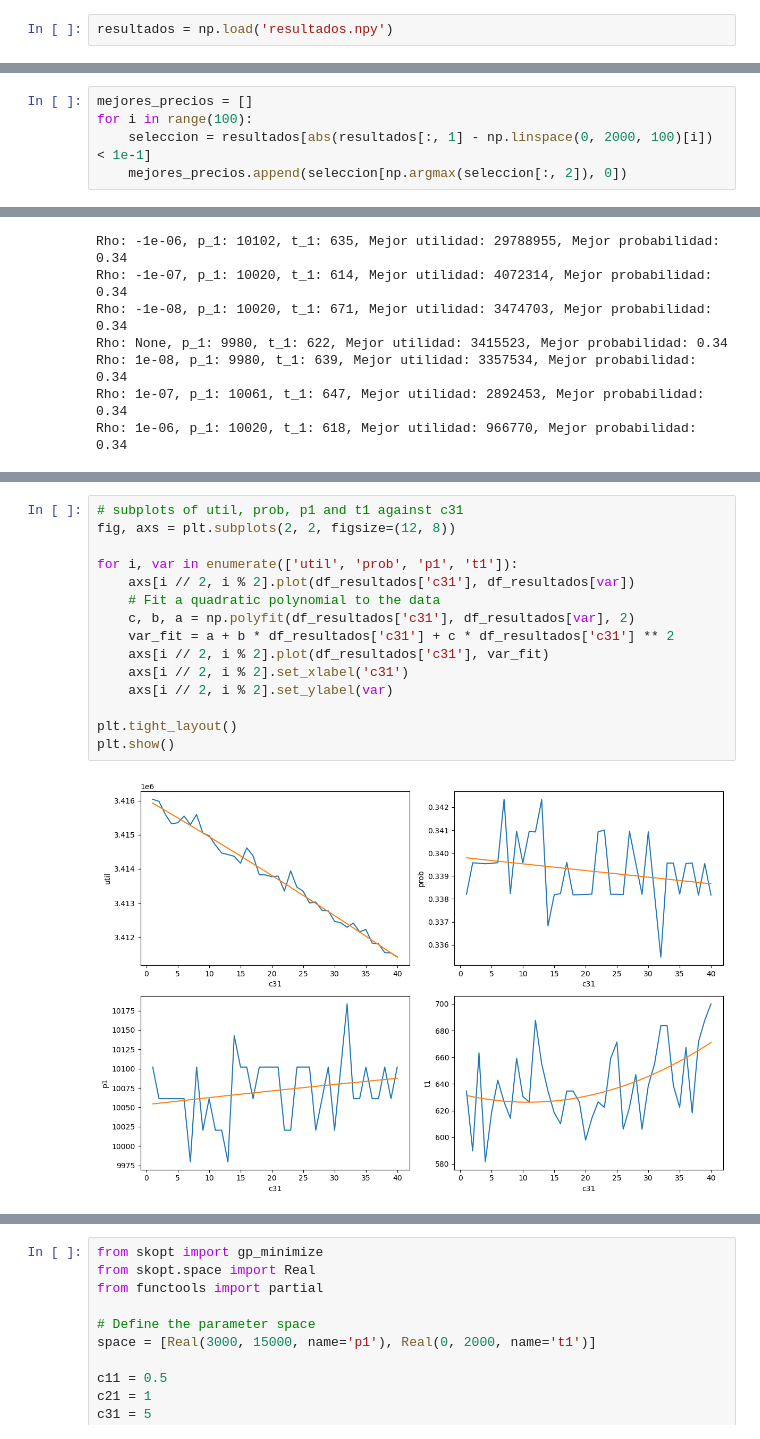
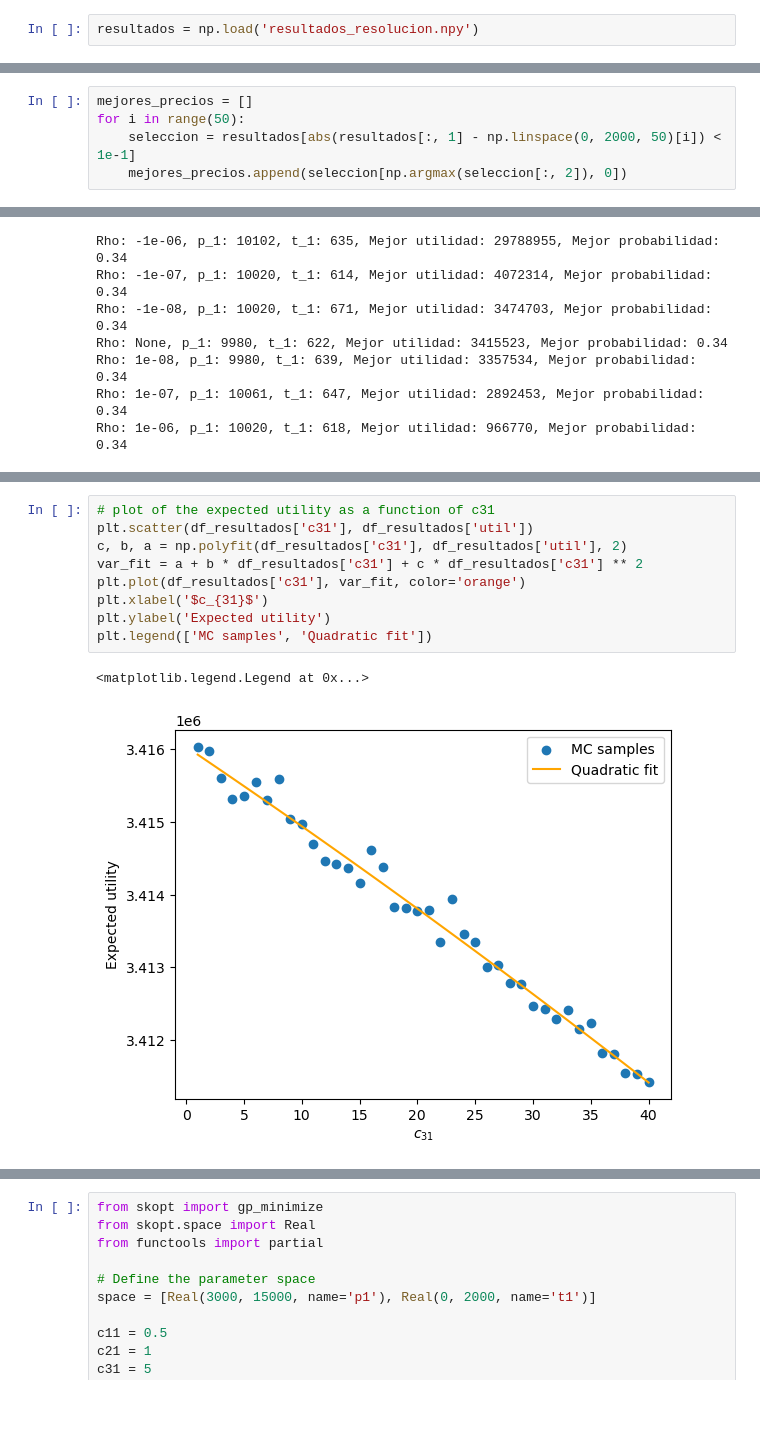
Before and after one commit to pablogarciarce/ProductLaunching, a Jupyter notebook: ProdLaunch.ipynb, the cells around one changed output, grey strips where cells are left out. Cells and saved outputs as stored; diff of their text form; blank space fills up the shorter version.

Commit message:
Images modified. Minor changes

```diff
--- a/ProdLaunch.ipynb
+++ b/ProdLaunch.ipynb
@@ -255,7 +259,7 @@ np.save('resultados_resolucion.npy', resultados)
 # %% [output]
 Mejores datos: [10234.69387755   551.02040816] Mejor utilidad: 3485064.531083048 Mejor probabilidad: 0.34060415979139613
 # %%
-resultados = np.load('resultados.npy')
+resultados = np.load('resultados_resolucion.npy')
 # %%
 indice_mejor = np.argmax(resultados[:, 2])
 mejor_datos = resultados[indice_mejor, :2]
@@ -267,7 +271,7 @@ print("Mejores datos:", mejor_datos, "Mejor utilidad:", mejor_util, "Mejor proba
 Mejores datos: [10151.51515152   606.06060606] Mejor utilidad: 3414904.788236832 Mejor probabilidad: 0.33648740556479356
 # %%
 mejores_precios = []
-for i in range(100):
-    seleccion = resultados[abs(resultados[:, 1] - np.linspace(0, 2000, 100)[i]) < 1e-1]
+for i in range(50):
+    seleccion = resultados[abs(resultados[:, 1] - np.linspace(0, 2000, 50)[i]) < 1e-1]
     mejores_precios.append(seleccion[np.argmax(seleccion[:, 2]), 0])
 # %%
@@ -432,17 +416,12 @@ df_resultados
 # %%
-# subplots of util, prob, p1 and t1 against c31
-fig, axs = plt.subplots(2, 2, figsize=(12, 8))
-
-for i, var in enumerate(['util', 'prob', 'p1', 't1']):
-    axs[i // 2, i % 2].plot(df_resultados['c31'], df_resultados[var])
-    # Fit a quadratic polynomial to the data
-    c, b, a = np.polyfit(df_resultados['c31'], df_resultados[var], 2)
-    var_fit = a + b * df_resultados['c31'] + c * df_resultados['c31'] ** 2
-    axs[i // 2, i % 2].plot(df_resultados['c31'], var_fit)
-    axs[i // 2, i % 2].set_xlabel('c31')
-    axs[i // 2, i % 2].set_ylabel(var)
-
-plt.tight_layout()
-plt.show()
+# plot of the expected utility as a function of c31
+plt.scatter(df_resultados['c31'], df_resultados['util'])
+c, b, a = np.polyfit(df_resultados['c31'], df_resultados['util'], 2)
+var_fit = a + b * df_resultados['c31'] + c * df_resultados['c31'] ** 2
+plt.plot(df_resultados['c31'], var_fit, color='orange')
+plt.xlabel('$c_{31}$')
+plt.ylabel('Expected utility')
+plt.legend(['MC samples', 'Quadratic fit'])
 # %% [output]
+<matplotlib.legend.Legend at 0x...>
-[figure, old version]
+[figure, new version]
```
Also changed, not shown: parts of 4 cells of this notebook, 4 other files.
